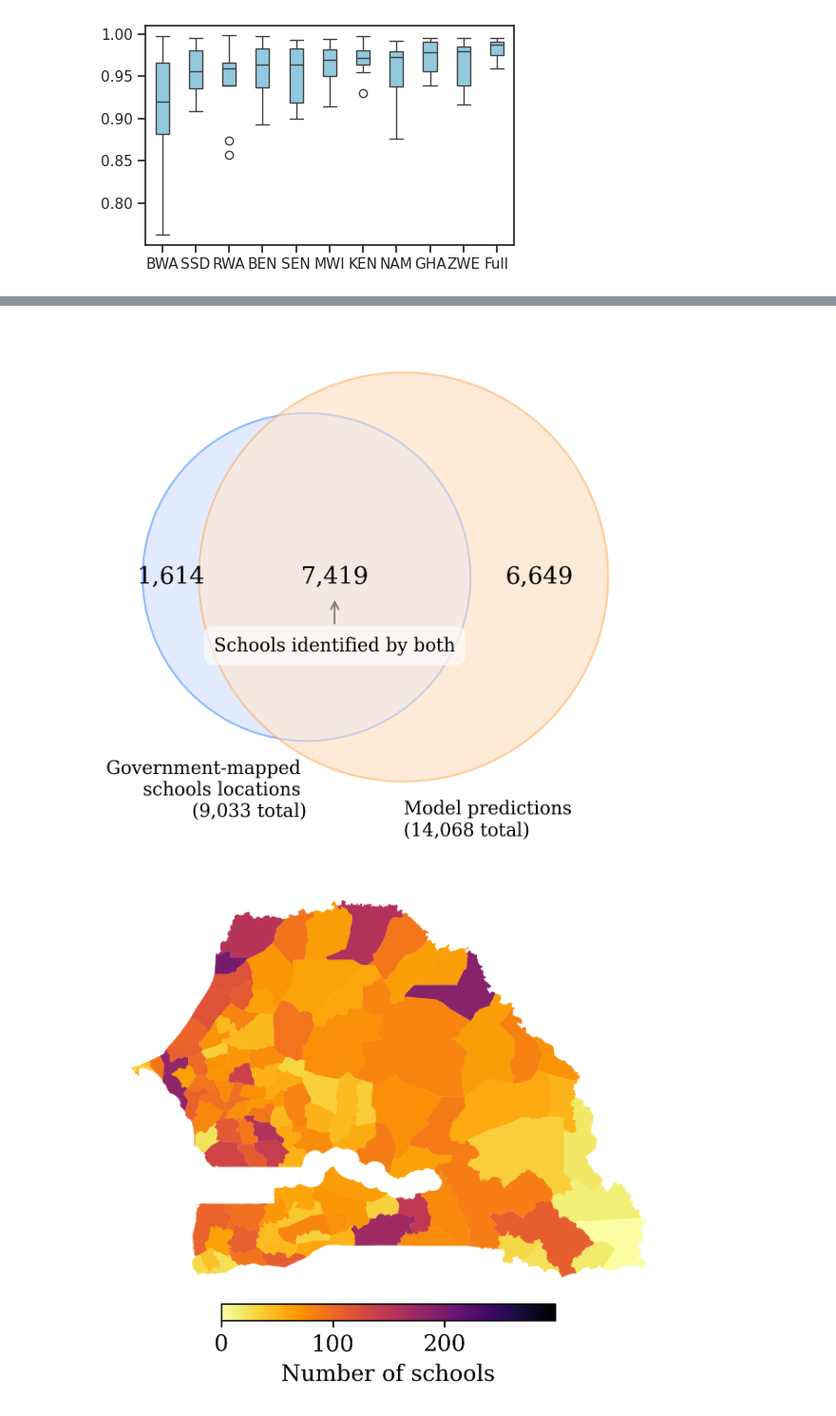
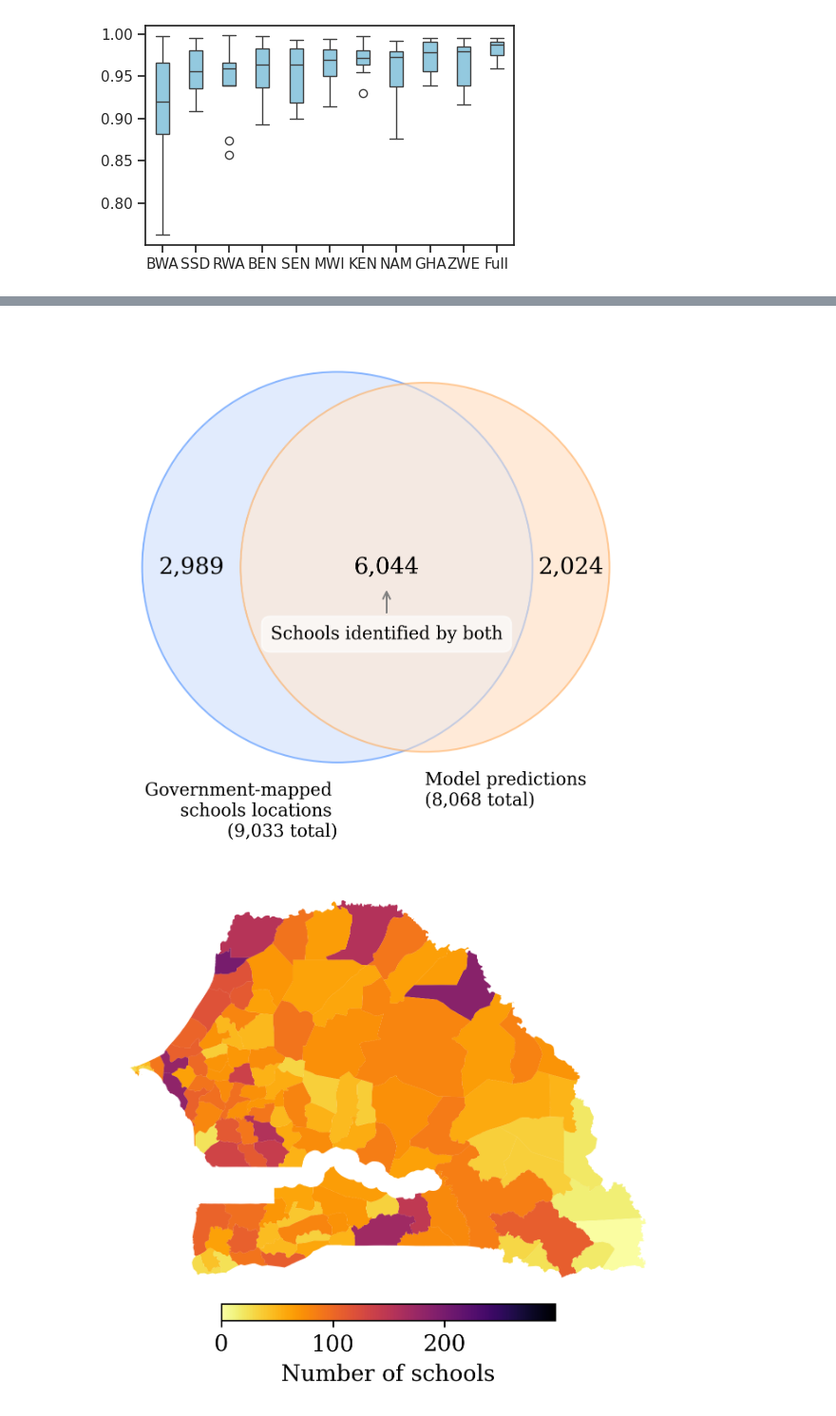
Before and after one commit to unicef/giga-global-school-mapping, a Jupyter notebook: notebooks/10_post_analysis.ipynb, the cells around one changed output, grey strips where cells are left out. Shown: that part at 95% size. Saved outputs shown, nothing was run; the diff lists cells and outputs as text; code cells hidden in the pictures.

```diff
--- a/notebooks/10_post_analysis.ipynb
+++ b/notebooks/10_post_analysis.ipynb
@@ -57,9 +55,9 @@ plot_utils.plot_pie_chart(master, source="master")
 # %% [output]
 [figure]
 # %%
-plot_utils.plot_venn_diagram(master[master["clean"] == 0], preds, threshold_dist=250)
+plot_utils.plot_venn_diagram(master[master["clean"] == 0], preds[preds.prob > 0.8], threshold_dist=250)
 # %% [output]
-[figure, old version]
+[figure, new version]
 # %%
 plot_utils.plot_choropleth(master, preds[preds.prob > 0.5], data_config, iso_code, threshold_dist=250, adm_level="ADM3")
 # %% [output]
```
Also changed, not shown: parts of 4 cells of this notebook, 6 other files.
